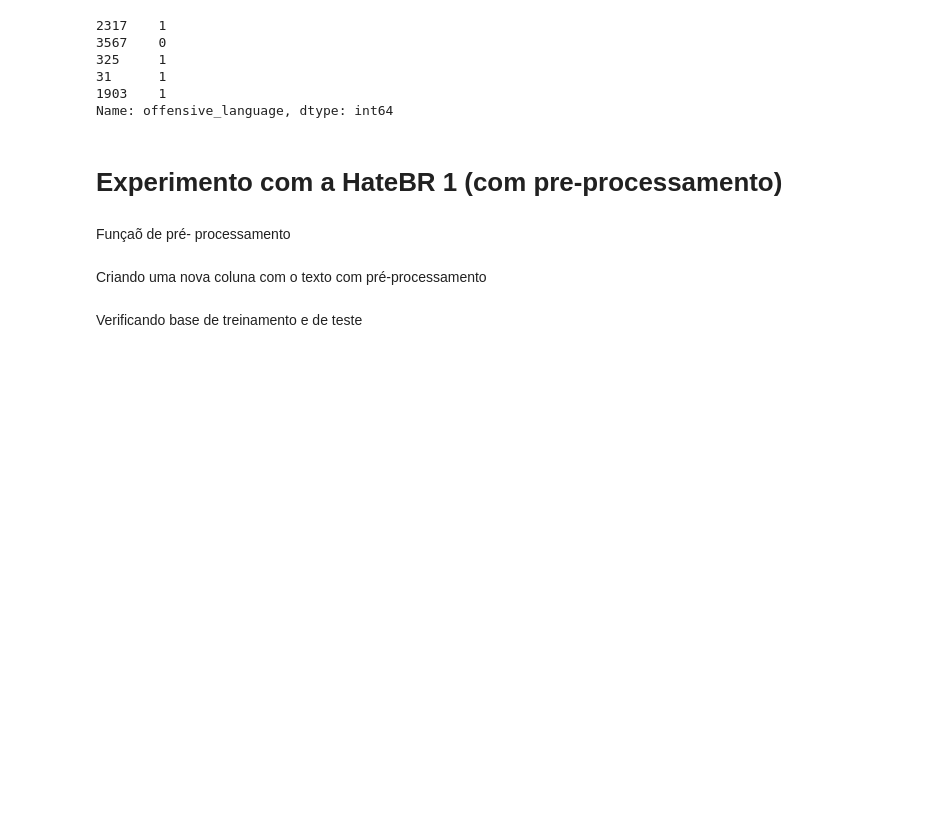
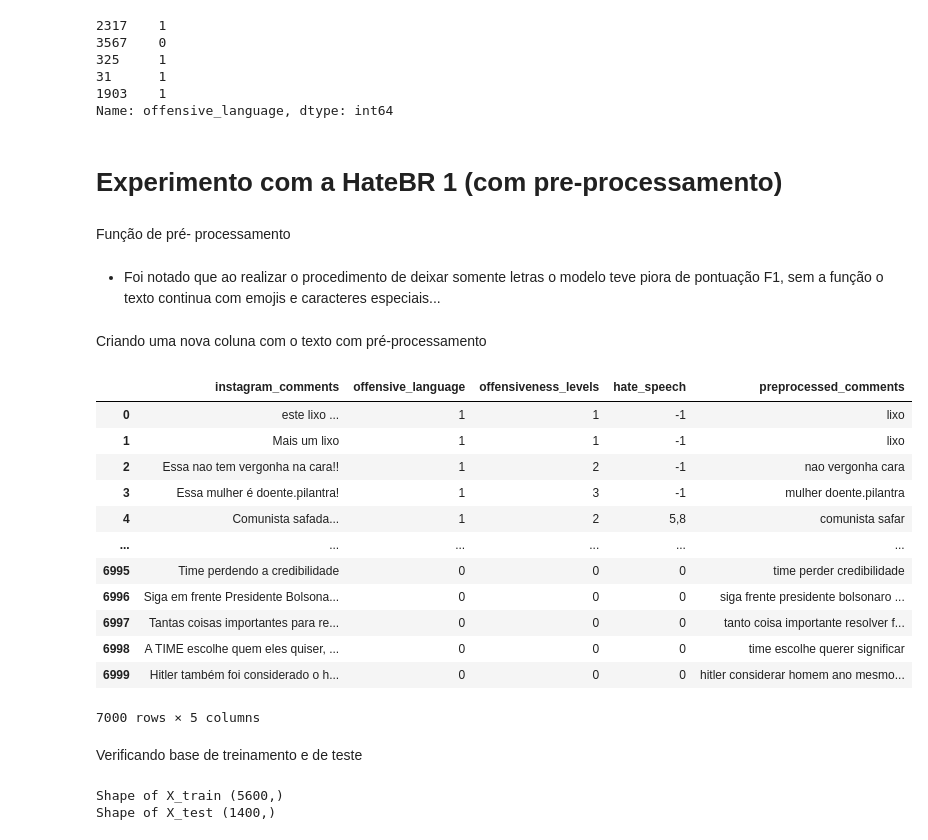
Before and after one commit to GGMmattos/Modelo-de-Deteccao-de-Linguagem-Ofensiva, a Jupyter notebook: Experimento.ipynb, the cells around one changed output. Cells and saved outputs as stored; diff of their text form; code cells hidden in the pictures; blank space fills up the shorter version.

```diff
--- a/Experimento.ipynb
+++ b/Experimento.ipynb
@@ -194,16 +193,20 @@ Name: offensive_language, dtype: int64
   #   newwords = [lemmatizer.lemmatize(word) for word in words]
   #   comments[i] = ' '.join(newwords)
 # %% [markdown]
-Funçaõ de pré- processamento
+Função de pré- processamento
+# %% [markdown]
+
+
+*   Foi notado que ao realizar o procedimento de deixar somente letras o modelo teve piora de pontuação F1, sem a função o texto continua com emojis e caracteres especiais...
 # %%
 npl = spacy.load("pt_core_news_sm")
 def preprocess(text):
-  doc = npl(text)
+  comentarios = text.lower()
+  # only_latters =re.sub("[^a-zA-Z]", " ", comentarios) # somente letras
+  doc = npl(comentarios)
   filtered_result = []
   for token in doc:
-    # only_latters =re.sub("[^a-zA-Z]", " ", token) # somente letras
-
-    if token.is_stop or token.is_punct:
+    if token.is_stop or token.is_punct :
       continue
     filtered_result.append(token.lemma_)
 
@@ -213,6 +216,22 @@ Criando uma nova coluna com o texto com pré-processamento
 # %%
 # print(preprocess(base_hatebr['instagram_comments']))
 base_hatebr['preprocessed_comments'] =  base_hatebr['instagram_comments'].apply(preprocess)
+# %%
+base_hatebr
+# %% [output]
+|  | instagram_comments | offensive_language | offensiveness_levels | hate_speech | preprocessed_comments |
+| 0 | este lixo ... | 1 | 1 | -1 | lixo |
+| 1 | Mais um lixo | 1 | 1 | -1 | lixo |
+| 2 | Essa nao tem vergonha na cara!! | 1 | 2 | -1 | nao vergonha cara |
+| 3 | Essa mulher é doente.pilantra! | 1 | 3 | -1 | mulher doente.pilantra |
+| 4 | Comunista safada... | 1 | 2 | 5,8 | comunista safar |
+| ... | ... | ... | ... | ... | ... |
+| 6995 | Time perdendo a credibilidade | 0 | 0 | 0 | time perder credibilidade |
+| 6996 | Siga em frente Presidente Bolsona... | 0 | 0 | 0 | siga frente presidente bolsonaro ... |
+| 6997 | Tantas coisas importantes para re... | 0 | 0 | 0 | tanto coisa importante resolver f... |
+| 6998 | A TIME escolhe quem eles quiser, ... | 0 | 0 | 0 | time escolhe querer significar |
+| 6999 | Hitler também foi considerado o h... | 0 | 0 | 0 | hitler considerar homem ano mesmo... |
+7000 rows × 5 columns
 # %%
 from sklearn.model_selection import train_test_split
 
@@ -228,6 +247,9 @@ Verificando base de treinamento e de teste
 # %%
 print('Shape of X_train', X_train.shape)
 print('Shape of X_test', X_test.shape )
+# %% [output]
+Shape of X_train (5600,)
+Shape of X_test (1400,)
 # %%
 from sklearn.naive_bayes import MultinomialNB
 from sklearn.pipeline import Pipeline
```
Also changed, not shown: parts of 4 cells of this notebook.
